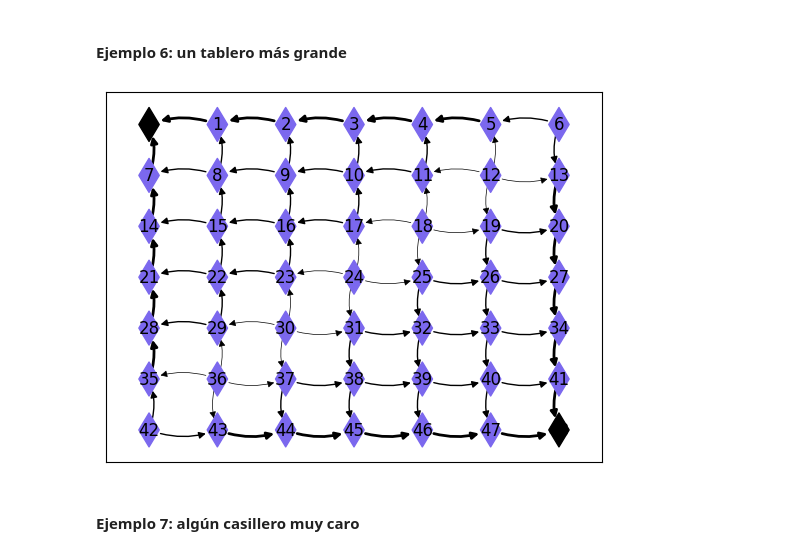
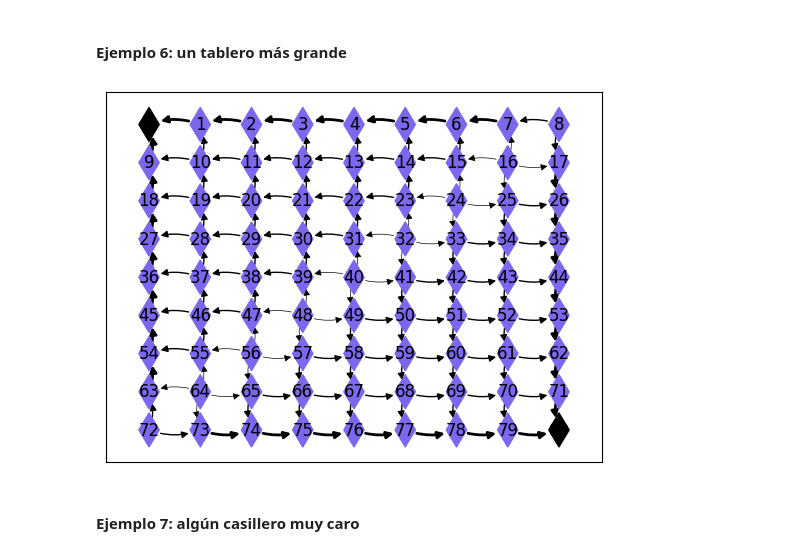
Before and after one commit to castagninojose/opti, a Jupyter notebook: src/reinforcement_lenin/notebooks/informe.ipynb, the cells around one changed output. Drawn from its saved outputs; the diff is of its cells as text; code cells hidden in the pictures.

```diff
--- a/src/reinforcement_lenin/notebooks/informe.ipynb
+++ b/src/reinforcement_lenin/notebooks/informe.ipynb
@@ -271,11 +270,11 @@ ejemplo_5.draw_policy()
 # %% [markdown]
 #### Ejemplo 6: un tablero más grande
 # %%
-ejemplo_6 = Board(7)
+ejemplo_6 = Board(9)
 ejemplo_6.iterate_policy()
 ejemplo_6.draw_policy()
 # %% [output]
-[figure, old version]
+[figure, new version]
 # %% [markdown]
 #### Ejemplo 7: algún casillero muy caro
 # %%
```
Also changed, not shown: parts of 5 cells of this notebook, 2 other files.
